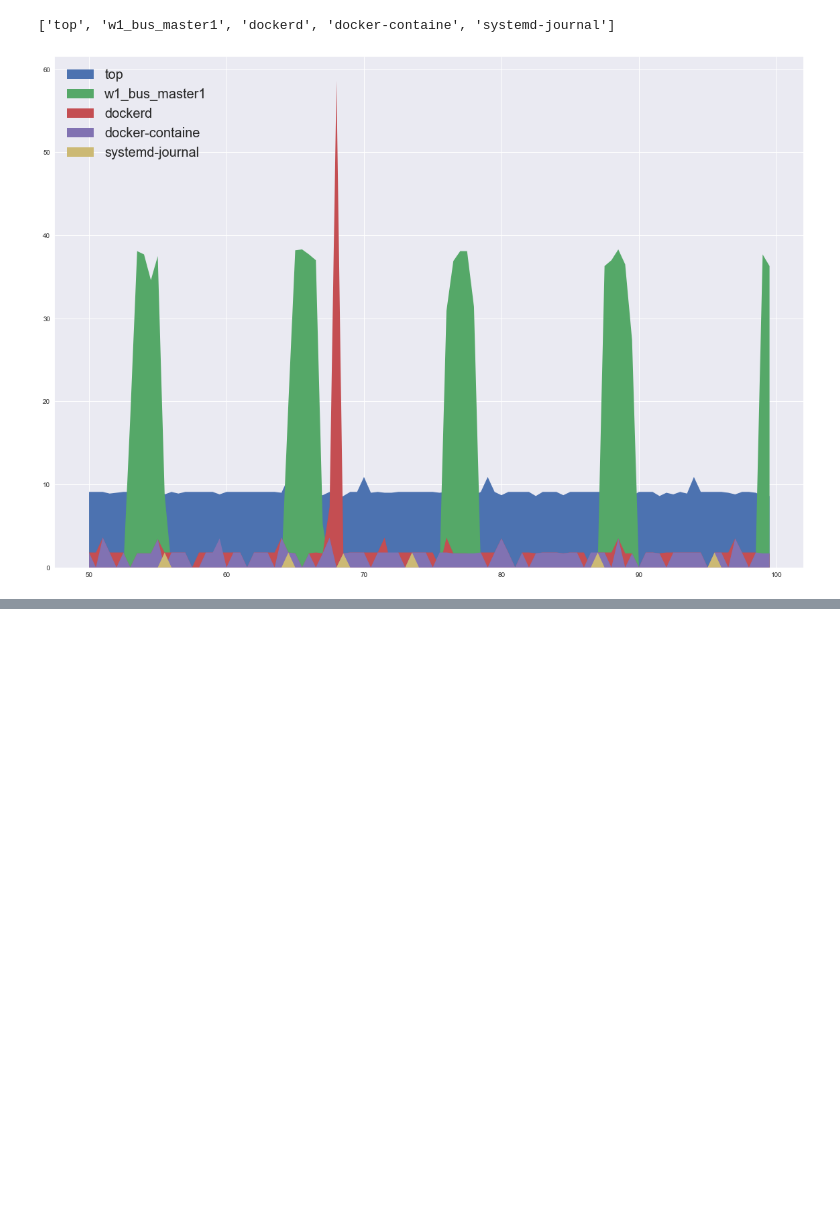
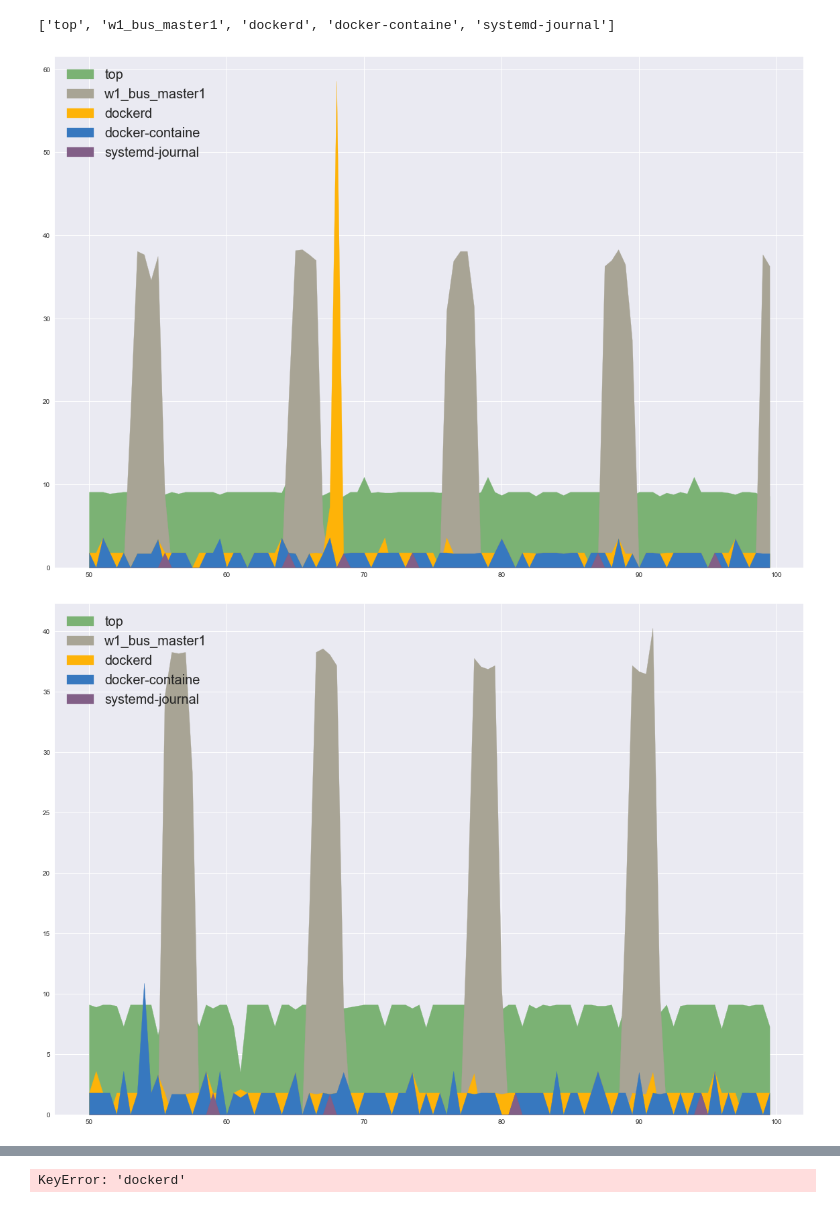
Before and after one commit to ThibaultHuyet/data_parsing, a Jupyter notebook: Notebooks/Raspberry-Pi-Performance.ipynb, the cells around one changed output, grey strips where cells are left out. Drawn from its saved outputs; the diff is of its cells as text; code cells hidden in the pictures; blank space fills up the shorter version.

```diff
--- a/Notebooks/Raspberry-Pi-Performance.ipynb
+++ b/Notebooks/Raspberry-Pi-Performance.ipynb
@@ -127,15 +127,21 @@ to_plot
 # %% [output]
 ['top', 'w1_bus_master1', 'dockerd', 'docker-containe', 'systemd-journal']
 # %%
-plt.figure(figsize = (20, 14))
+def stack_plot(dataframe, labels, span = [100, 200],
+               colors = ["#7bb274", "#a8a495", "#feb308", "#3778bf", "#825f87", '#d9544d', '#ffff7e', '#3b5b92']):
+    plt.figure(figsize = (20, 14))
 
-plt.stackplot(dataframes[0].cpu['time'][100:200], dataframes[0].cpu[to_plot[0]][100:200])
-plt.stackplot(dataframes[0].cpu['time'][100:200], dataframes[0].cpu[to_plot[1]][100:200])
-plt.stackplot(dataframes[0].cpu['time'][100:200], dataframes[0].cpu[to_plot[2]][100:200])
-plt.stackplot(dataframes[0].cpu['time'][100:200], dataframes[0].cpu[to_plot[3]][100:200])
-plt.stackplot(dataframes[0].cpu['time'][100:200], dataframes[0].cpu[to_plot[4]][100:200])
+    plt.stackplot(dataframe['time'][span[0]:span[1]], dataframe[to_plot[0]][100:200], color = colors[0])
+    plt.stackplot(dataframe['time'][span[0]:span[1]], dataframe[to_plot[1]][100:200], color = colors[1])
+    plt.stackplot(dataframe['time'][span[0]:span[1]], dataframe[to_plot[2]][100:200], color = colors[2])
+    plt.stackplot(dataframe['time'][span[0]:span[1]], dataframe[to_plot[3]][100:200], color = colors[3])
+    plt.stackplot(dataframe['time'][span[0]:span[1]], dataframe[to_plot[4]][100:200], color = colors[4])
 
-plt.legend(loc = 2, labels = to_plot, prop = {'size':20})
-plt.show()
+    plt.legend(loc = 2, labels = to_plot, prop = {'size':20})
-# %% [output]
-[figure, removed]
+# %%
+for frame in dataframes:
+    stack_plot(frame.cpu, to_plot)
+    plt.show()
+# %% [output]
+[figure, added]
+[figure, added]
@@ -141,0 +149 @@ plt.show()
+KeyError: 'dockerd'
```
Also changed, not shown: parts of 1 cell of this notebook.
